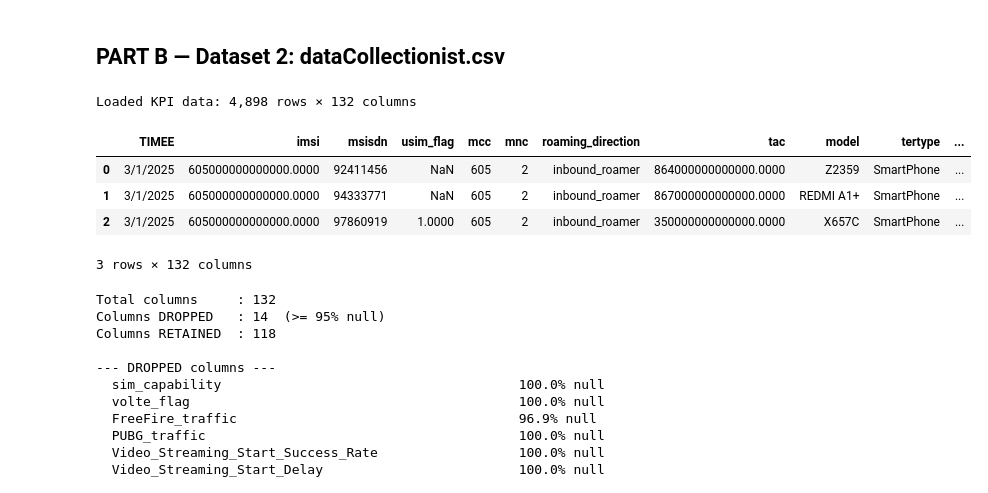
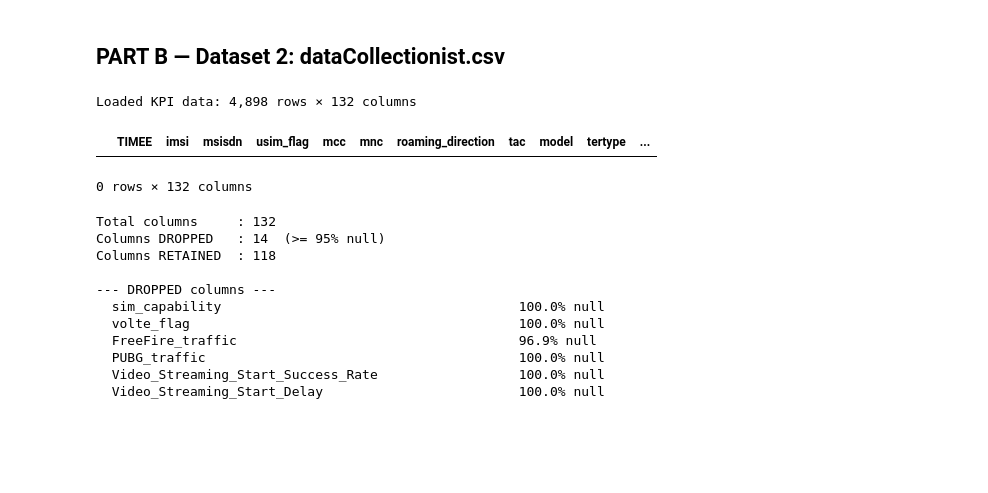
Before and after one commit to Ouerghi23/SpiriCom, a Jupyter notebook: 00_Data_Preprocessing.ipynb, the cells around one changed output. Saved outputs shown, nothing was run; the diff lists cells and outputs as text; code cells hidden in the pictures; blank space fills up the shorter version.

```diff
--- a/00_Data_Preprocessing.ipynb
+++ b/00_Data_Preprocessing.ipynb
@@ -236,22 +232,19 @@ dtype: object
 # %%
 # ── B.1  Load KPI data ───────────────────────────────────────────────
 # Try comma first, fall back to semicolon (common in French exports)
 try:
     df_kpi = pd.read_csv(KPI_FILE, low_memory=False)
     if df_kpi.shape[1] < 5:
         df_kpi = pd.read_csv(KPI_FILE, sep=';', low_memory=False)
 except Exception:
     df_kpi = pd.read_csv(KPI_FILE, sep=';', low_memory=False)
 
 print(f'Loaded KPI data: {df_kpi.shape[0]:,} rows × {df_kpi.shape[1]} columns')
-df_kpi.head(3)
+df_kpi.head(0)
 # %% [output]
 Loaded KPI data: 4,898 rows × 132 columns
 |  | TIMEE | imsi | msisdn | usim_flag | mcc | mnc | roaming_direction | tac | model | tertype | ... |
-| 0 | 3/1/2025 | 605000000000000.0000 | 92411456 | NaN | 605 | 2 | inbound_roamer | 864000000000000.0000 | Z2359 | SmartPhone | ... |
-| 1 | 3/1/2025 | 605000000000000.0000 | 94333771 | NaN | 605 | 2 | inbound_roamer | 867000000000000.0000 | REDMI A1+ | SmartPhone | ... |
-| 2 | 3/1/2025 | 605000000000000.0000 | 97860919 | 1.0000 | 605 | 2 | inbound_roamer | 350000000000000.0000 | X657C | SmartPhone | ... |
-3 rows × 132 columns
+0 rows × 132 columns
 # %%
 # ── B.2  NULL AUDIT — The critical step ─────────────────────────────
 #   Rule: Any column with >= 80% null values is DROPPED
```
Also changed, not shown: parts of 5 cells of this notebook, 36 other files.
